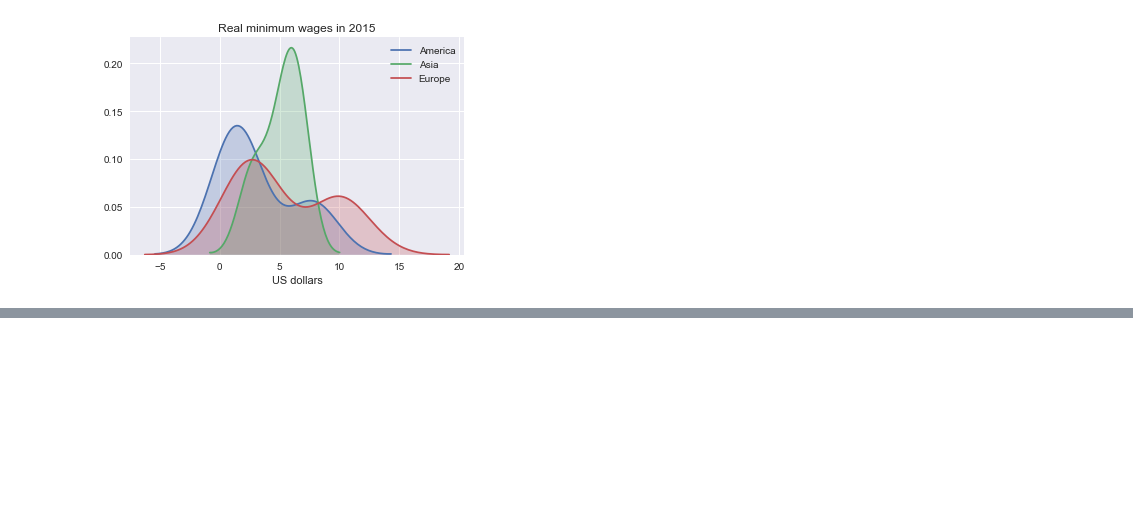
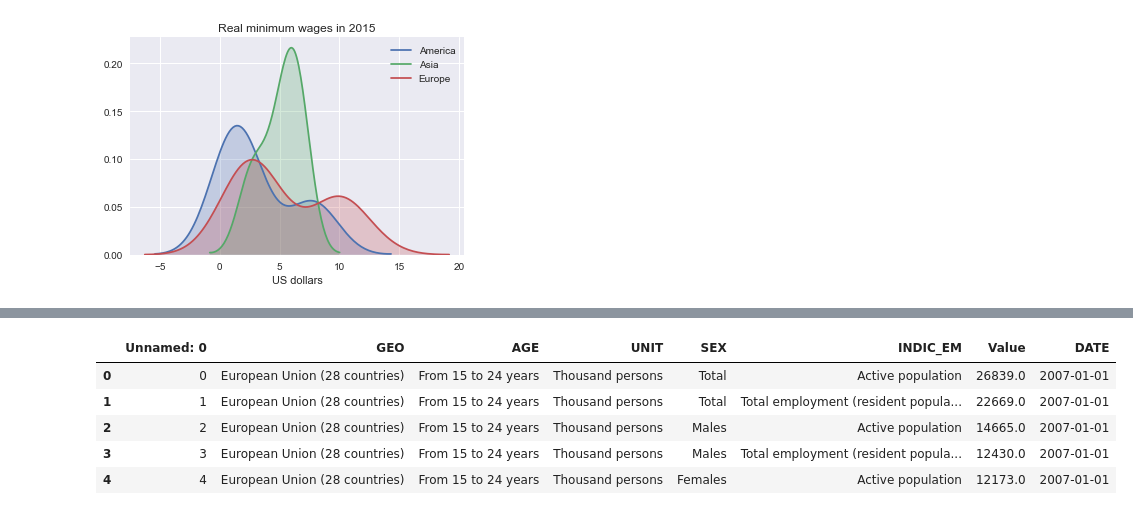
Before and after one commit to PanPip/QuantEcon_Tasks, a Jupyter notebook: Data_and_empirics.ipynb, the cells around one changed output, grey strips where cells are left out. Drawn from its saved outputs; the diff is of its cells as text; code cells hidden in the pictures; blank space fills up the shorter version.

```diff
--- a/Data_and_empirics.ipynb
+++ b/Data_and_empirics.ipynb
@@ -782,0 +793,9 @@ plt.show()
+# %%
+emp.head()  # Show first 5 rows
+# %% [output]
+|  | Unnamed: 0 | GEO | AGE | UNIT | SEX | INDIC_EM | Value | DATE |
+| 0 | 0 | European Union (28 countries) | From 15 to 24 years | Thousand persons | Total | Active population | 26839.0 | 2007-01-01 |
+| 1 | 1 | European Union (28 countries) | From 15 to 24 years | Thousand persons | Total | Total employment (resident popula... | 22669.0 | 2007-01-01 |
+| 2 | 2 | European Union (28 countries) | From 15 to 24 years | Thousand persons | Males | Active population | 14665.0 | 2007-01-01 |
+| 3 | 3 | European Union (28 countries) | From 15 to 24 years | Thousand persons | Males | Total employment (resident popula... | 12430.0 | 2007-01-01 |
+| 4 | 4 | European Union (28 countries) | From 15 to 24 years | Thousand persons | Females | Active population | 12173.0 | 2007-01-01 |
```
Also changed, not shown: parts of 6 cells of this notebook.
